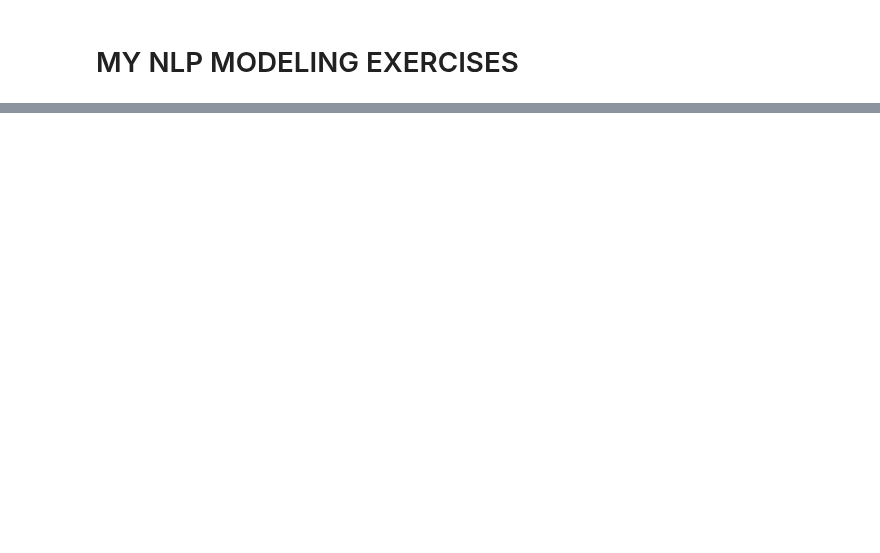
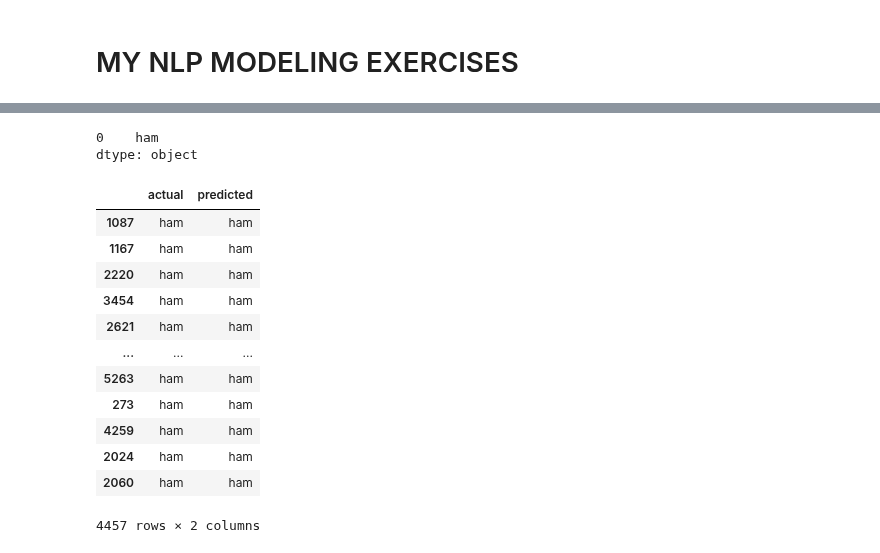
Before and after one commit to brianclements03/nlp, a Jupyter notebook: model.ipynb, the cells around one changed output, grey strips where cells are left out. Cells and saved outputs as stored; diff of their text form; code cells hidden in the pictures; blank space fills up the shorter version.

```diff
--- a/model.ipynb
+++ b/model.ipynb
@@ -64,3 +70,8 @@ raw.shape
+# %%
+raw.label.mode()
+# %% [output]
+0    ham
+dtype: object
 # %%
 from sklearn.model_selection import train_test_split
 from sklearn.linear_model import LogisticRegression
@@ -72,7 +83,7 @@ df.head()
 
 tfidf = TfidfVectorizer()
 X = tfidf.fit_transform(df.lemmatized)
-y = df.index
+y = df.label
 
 X_train, X_test, y_train, y_test = train_test_split(X, y, stratify=y, test_size=.2)
 
@@ -83,6 +94,22 @@ lm = LogisticRegression().fit(X_train, y_train)
 
 train['predicted'] = lm.predict(X_train)
 test['predicted'] = lm.predict(X_test)
+# %%
+train
+# %% [output]
+|  | actual | predicted |
+| 1087 | ham | ham |
+| 1167 | ham | ham |
+| 2220 | ham | ham |
+| 3454 | ham | ham |
+| 2621 | ham | ham |
+| ... | ... | ... |
+| 5263 | ham | ham |
+| 273 | ham | ham |
+| 4259 | ham | ham |
+| 2024 | ham | ham |
+| 2060 | ham | ham |
+4457 rows × 2 columns
 # %%
 print('Accuracy: {:.2%}'.format(accuracy_score(train.actual, train.predicted)))
 print('---')
```
Also changed, not shown: parts of 20 cells of this notebook, 1 other file.
